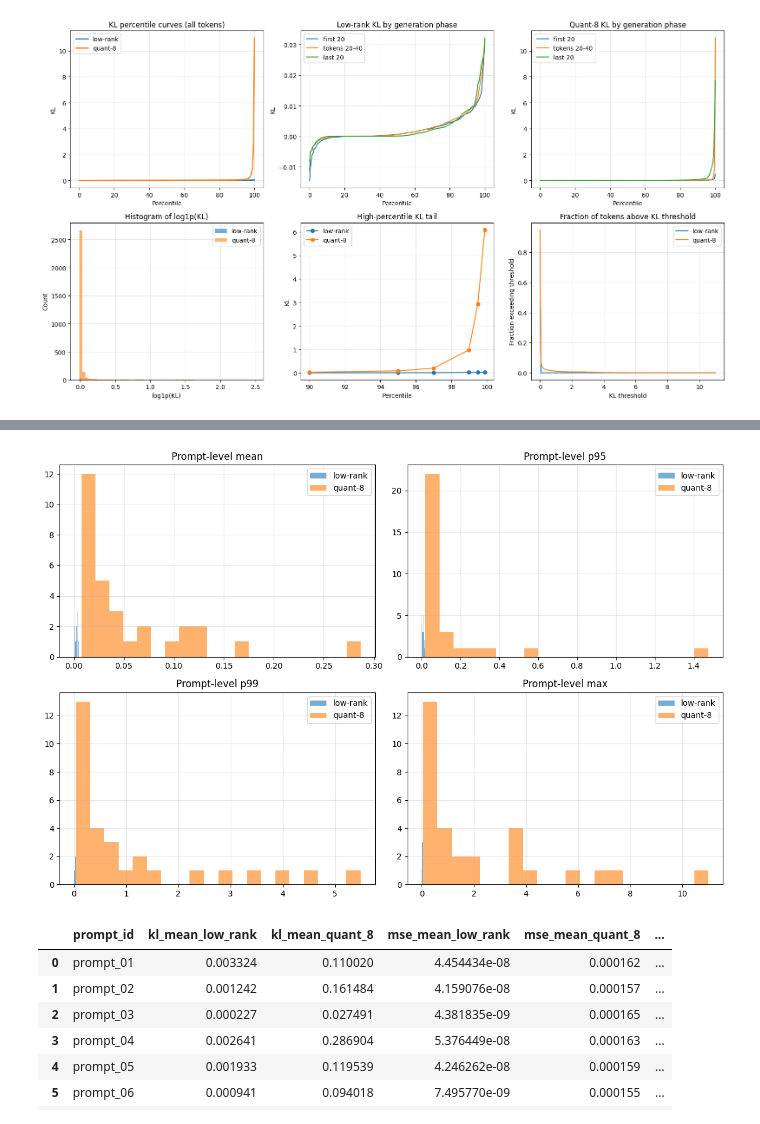
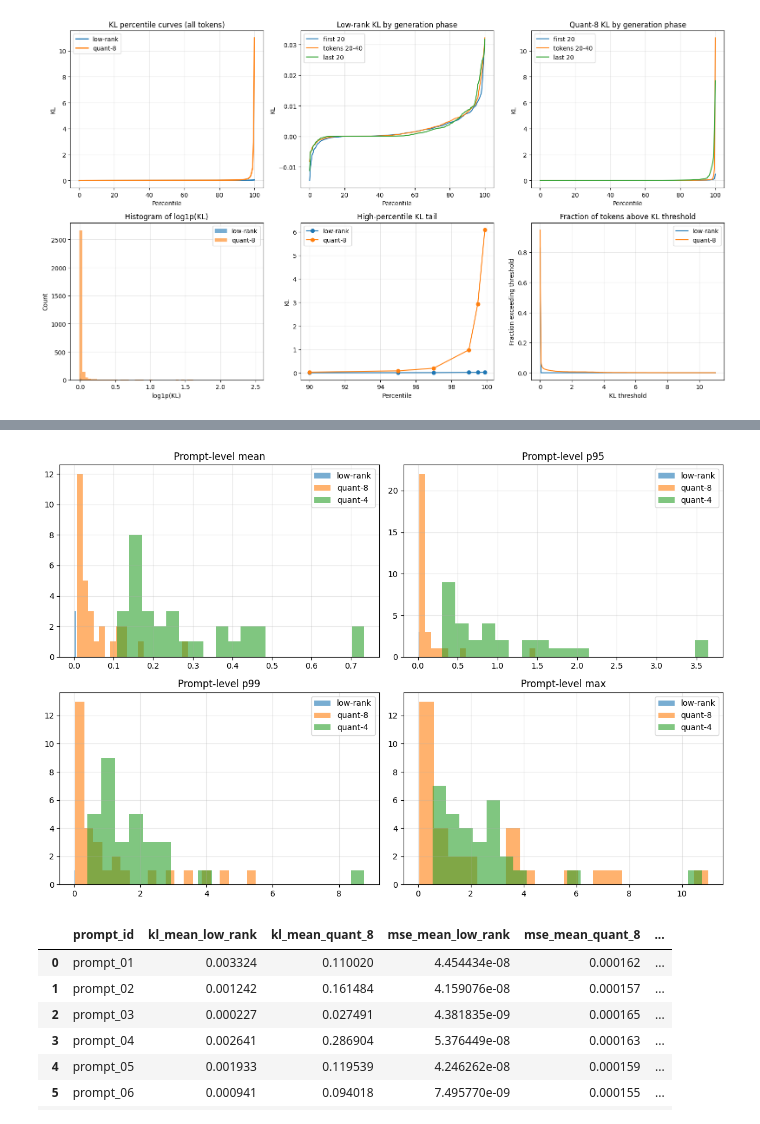
Before and after one commit to Teddygat0r/sssm-states, a Jupyter notebook: data_analysis_mamba.ipynb, the cells around one changed output, grey strips where cells are left out. Cells and saved outputs as stored; diff of their text form; code cells hidden in the pictures.

```diff
--- a/data_analysis_mamba.ipynb
+++ b/data_analysis_mamba.ipynb
@@ -7,11 +7,13 @@ import pandas as pd
 import torch
 import matplotlib.pyplot as plt
 # %%
-RUN_DIR_svd = Path("state_spectrum_sweep/experiments/mamba_ssm_low_rank_20260416_075255")
-RUN_DIR_q = Path("state_spectrum_sweep/experiments/mamba_ssm_quant_20260416_073104")
+RUN_DIR_svd = Path("state_spectrum_sweep/experiments/mamba2_ssm_low_rank_20260416_075255")
+RUN_DIR_q8 = Path("state_spectrum_sweep/experiments/mamba2_ssm_quant8_20260416_073104")
+RUN_DIR_q4 = Path("state_spectrum_sweep/experiments/mamba2_ssm_quant4_20260429_105159")
 
 assert RUN_DIR_svd.exists(), f"Run directory not found: {RUN_DIR_svd}"
-assert RUN_DIR_q.exists(), f"Run directory not found: {RUN_DIR_q}"
+assert RUN_DIR_q8.exists(), f"Run directory not found: {RUN_DIR_q8}"
+assert RUN_DIR_q4.exists(), f"Run directory not found: {RUN_DIR_q4}"
 
-RUN_DIR_svd, RUN_DIR_q
+RUN_DIR_svd, RUN_DIR_q8, RUN_DIR_q4
 # %% [output]
@@ -93,7 +97,8 @@ all_prompt_ids_q
  'prompt_30']
 # %%
 records_svd = load_run(RUN_DIR_svd)
-records_q = load_run(RUN_DIR_q)
+records_q8 = load_run(RUN_DIR_q8)
+records_q4 = load_run(RUN_DIR_q4)
 
-len(records_svd), len(records_q)
+len(records_svd), len(records_q8), len(records_q4)
 # %% [output]
@@ -428,7 +477,8 @@ def get_kl_tensors(records):
     return [r["kl"].float().cpu().numpy() for r in records if r["kl"] is not None]
 
 kl_tensors_svd = get_kl_tensors(records_svd)
-kl_tensors_q = get_kl_tensors(records_q)
+kl_tensors_q8 = get_kl_tensors(records_q8)
+kl_tensors_q4 = get_kl_tensors(records_q4)
 
 def trimmed_mean(arr, percentiles=(10, 90)):
     bottom, top = np.percentile(arr, percentiles)
@@ -439,19 +489,24 @@ def spike_rate(arr, spike_threshold=2.0):
     return float(np.mean(arr > spike_threshold))
 
 kl_median_svd = [np.median(t) for t in kl_tensors_svd]
-kl_median_q = [np.median(t) for t in kl_tensors_q]
+kl_median_q8 = [np.median(t) for t in kl_tensors_q8]
+kl_median_q4 = [np.median(t) for t in kl_tensors_q4]
 
 kl_trimmed_mean_svd = [trimmed_mean(t) for t in kl_tensors_svd]
-kl_trimmed_mean_q = [trimmed_mean(t) for t in kl_tensors_q]
+kl_trimmed_mean_q8 = [trimmed_mean(t) for t in kl_tensors_q8]
+kl_trimmed_mean_q4 = [trimmed_mean(t) for t in kl_tensors_q4]
 
 kl_p99_svd = [np.percentile(t, 99) for t in kl_tensors_svd]
-kl_p99_q = [np.percentile(t, 99) for t in kl_tensors_q]
+kl_p99_q8 = [np.percentile(t, 99) for t in kl_tensors_q8]
+kl_p99_q4 = [np.percentile(t, 99) for t in kl_tensors_q4]
 
 spike_rates_svd = [spike_rate(t) for t in kl_tensors_svd]
-spike_rates_q = [spike_rate(t) for t in kl_tensors_q]
+spike_rates_q8 = [spike_rate(t) for t in kl_tensors_q8]
+spike_rates_q4 = [spike_rate(t) for t in kl_tensors_q4]
 
 print("Average spike rate low-rank:", np.mean(spike_rates_svd))
-print("Average spike rate quant-8:", np.mean(spike_rates_q))
+print("Average spike rate quant-8:", np.mean(spike_rates_q8))
+print("Average spike rate quant-4:", np.mean(spike_rates_q4))
 # %% [output]
 Average spike rate low-rank: 0.0
 Average spike rate quant-8: 0.006
@@ -622,7 +678,8 @@ def prompt_stats(tensors, label):
 
 prompt_df = pd.concat([
     prompt_stats(kl_tensors_svd, "low-rank"),
-    prompt_stats(kl_tensors_q, "quant-8"),
+    prompt_stats(kl_tensors_q8, "quant-8"),
+    prompt_stats(kl_tensors_q4, "quant-4"),
 ], ignore_index=True)
 
 prompt_df.head()
@@ -661,19 +728,21 @@ plt.show()
 # %%
 fig, axes = plt.subplots(2, 2, figsize=(12, 8))
 
 for ax, metric in zip(axes.ravel(), ["mean", "p95", "p99", "max"]):
     svd_vals = prompt_df[prompt_df["method"] == "low-rank"][metric]
-    q_vals = prompt_df[prompt_df["method"] == "quant-8"][metric]
+    q8_vals = prompt_df[prompt_df["method"] == "quant-8"][metric]
+    q4_vals = prompt_df[prompt_df["method"] == "quant-4"][metric]
     ax.hist(svd_vals, bins=20, alpha=0.6, label="low-rank")
-    ax.hist(q_vals, bins=20, alpha=0.6, label="quant-8")
+    ax.hist(q8_vals, bins=20, alpha=0.6, label="quant-8")
+    ax.hist(q4_vals, bins=20, alpha=0.6, label="quant-4")
     ax.set_title(f"Prompt-level {metric}")
     ax.legend()
     ax.grid(alpha=0.3)
 
 plt.tight_layout()
 plt.show()
 # %% [output]
-[figure, old version]
+[figure, new version]
 # %%
 # 5. Direct paired comparison across prompts
 comparison = pd.DataFrame({
```
Also changed, not shown: parts of 13 cells of this notebook, 5 other files.
